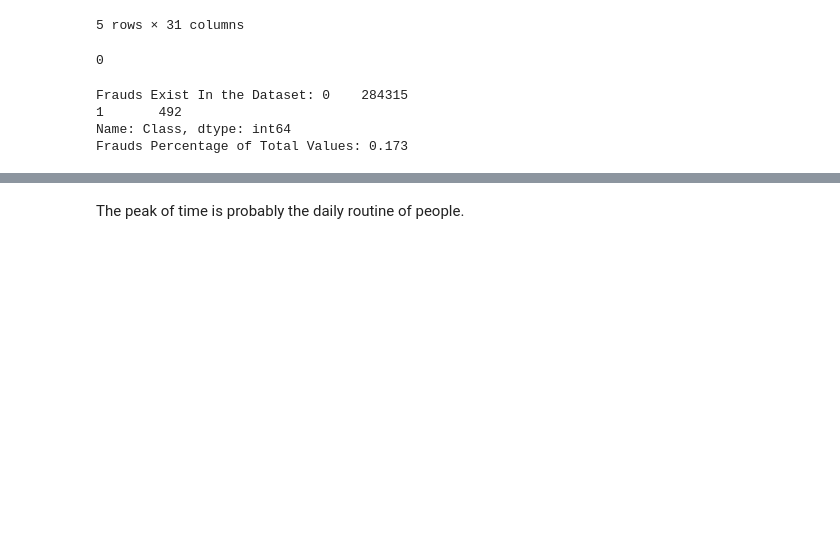
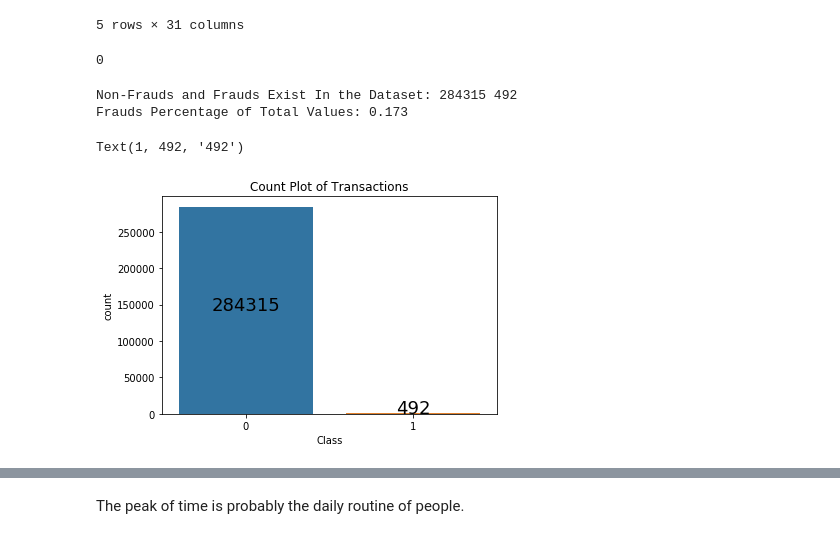
Before and after one commit to hessam211/credit-card-fraud-detection, a Jupyter notebook: credit_card_fraud_detection.ipynb, the cells around one changed output, grey strips where cells are left out. Drawn from its saved outputs; the diff is of its cells as text; code cells hidden in the pictures; blank space fills up the shorter version.

```diff
--- a/credit_card_fraud_detection.ipynb
+++ b/credit_card_fraud_detection.ipynb
@@ -19,10 +23,16 @@ data.isnull().sum().max()
 # %% [output]
 0
 # %%
-print('Frauds Exist In the Dataset:', data['Class'].value_counts())
+non_fraud, fraud = data['Class'].value_counts()
+print('Non-Frauds and Frauds Exist In the Dataset:', non_fraud, fraud)
 print('Frauds Percentage of Total Values:', round(data['Class'].value_counts()[1]/len(data) * 100,3))
+
+sns.countplot(data=data, x='Class')
+plt.title("Count Plot of Transactions")
+plt.text(0, non_fraud//2, non_fraud, fontsize = 18,  horizontalalignment='center')
+plt.text(1, fraud, fraud, fontsize = 18, horizontalalignment='center')
 # %% [output]
-Frauds Exist In the Dataset: 0    284315
-1       492
-Name: Class, dtype: int64
+Non-Frauds and Frauds Exist In the Dataset: 284315 492
 Frauds Percentage of Total Values: 0.173
+Text(1, 492, '492')
+[figure, added]
```
Also changed, not shown: parts of 17 cells of this notebook.
